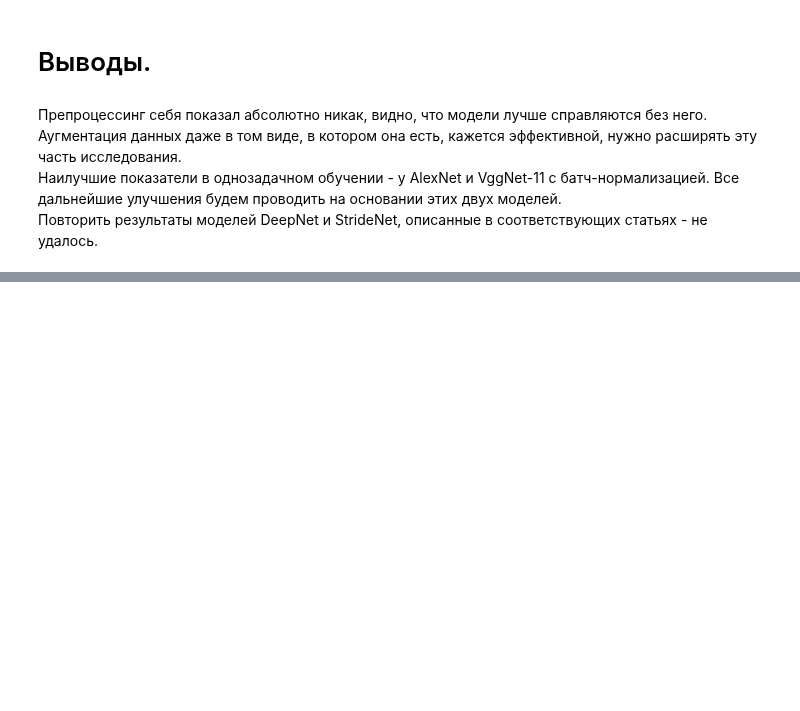
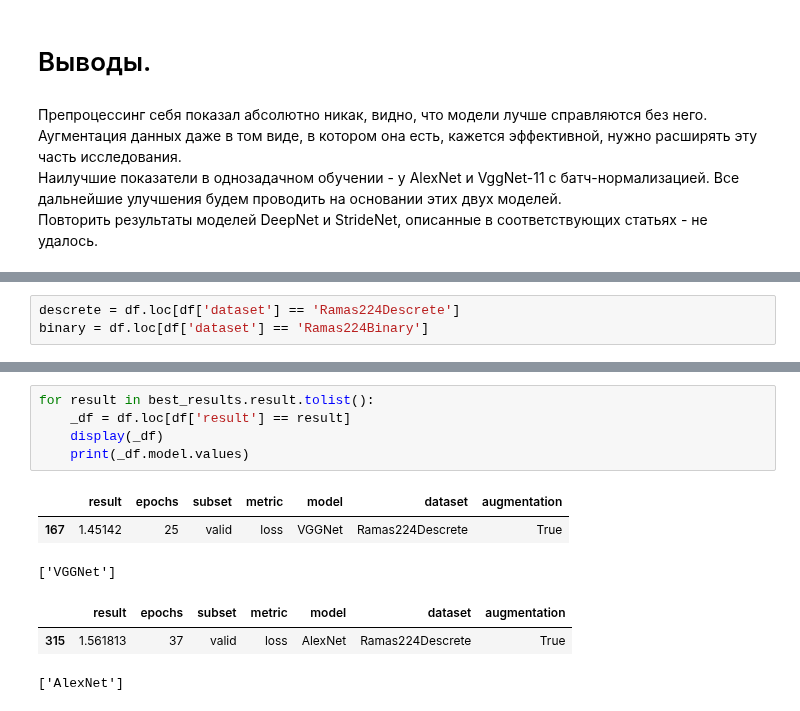
Before and after one commit to iamryabinov/SER_neuro, a Jupyter notebook: interpret_results.ipynb, the cells around one changed output, grey strips where cells are left out. Saved outputs shown, nothing was run; the diff lists cells and outputs as text; blank space fills up the shorter version.

```diff
--- a/interpret_results.ipynb
+++ b/interpret_results.ipynb
@@ -223,0 +243,3 @@ Validation accuracy у этих моделей получился идентич
+# %%
+descrete = df.loc[df['dataset'] == 'Ramas224Descrete']
+binary = df.loc[df['dataset'] == 'Ramas224Binary']
@@ -223,0 +256,12 @@ Validation accuracy у этих моделей получился идентич
+# %%
+for result in best_results.result.tolist():
+    _df = df.loc[df['result'] == result]
+    display(_df)
+    print(_df.model.values)
+# %% [output]
+|  | result | epochs | subset | metric | model | dataset | augmentation |
+| 167 | 1.45142 | 25 | valid | loss | VGGNet | Ramas224Descrete | True |
+['VGGNet']
+|  | result | epochs | subset | metric | model | dataset | augmentation |
+| 315 | 1.561813 | 37 | valid | loss | AlexNet | Ramas224Descrete | True |
+['AlexNet']
```
Also changed, not shown: parts of 7 cells of this notebook, 6 other files.
